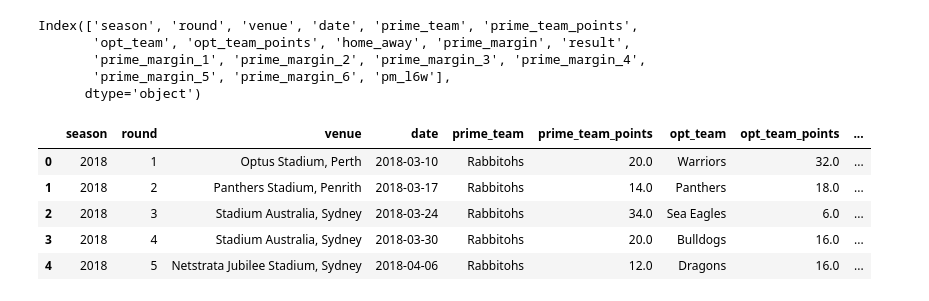
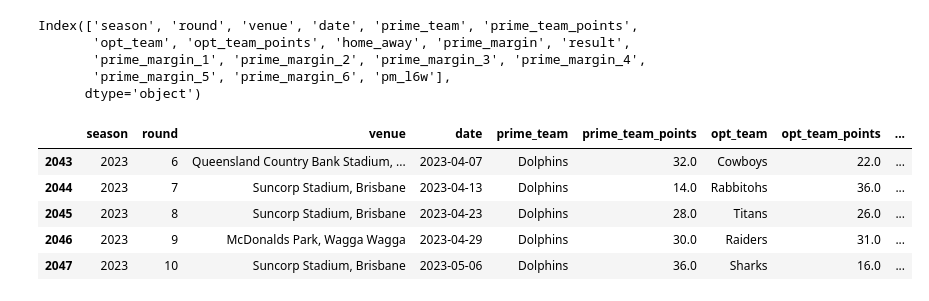
Before and after one commit to cmckeague/nrl_ml_tipping, a Jupyter notebook: notebooks/xgb.ipynb, the cells around one changed output. Drawn from its saved outputs; the diff is of its cells as text; code cells hidden in the pictures.

```diff
--- a/notebooks/xgb.ipynb
+++ b/notebooks/xgb.ipynb
@@ -30,14 +30,14 @@ Index(['season', 'round', 'venue', 'date', 'prime_team', 'prime_team_points',
        'prime_margin_5', 'prime_margin_6', 'pm_l6w'],
       dtype='object')
 # %%
-df.head()
+df.tail()
 # %% [output]
 |  | season | round | venue | date | prime_team | prime_team_points | opt_team | opt_team_points | ... |
-| 0 | 2018 | 1 | Optus Stadium, Perth | 2018-03-10 | Rabbitohs | 20.0 | Warriors | 32.0 | ... |
-| 1 | 2018 | 2 | Panthers Stadium, Penrith | 2018-03-17 | Rabbitohs | 14.0 | Panthers | 18.0 | ... |
-| 2 | 2018 | 3 | Stadium Australia, Sydney | 2018-03-24 | Rabbitohs | 34.0 | Sea Eagles | 6.0 | ... |
-| 3 | 2018 | 4 | Stadium Australia, Sydney | 2018-03-30 | Rabbitohs | 20.0 | Bulldogs | 16.0 | ... |
-| 4 | 2018 | 5 | Netstrata Jubilee Stadium, Sydney | 2018-04-06 | Rabbitohs | 12.0 | Dragons | 16.0 | ... |
+| 2043 | 2023 | 6 | Queensland Country Bank Stadium, ... | 2023-04-07 | Dolphins | 32.0 | Cowboys | 22.0 | ... |
+| 2044 | 2023 | 7 | Suncorp Stadium, Brisbane | 2023-04-13 | Dolphins | 14.0 | Rabbitohs | 36.0 | ... |
+| 2045 | 2023 | 8 | Suncorp Stadium, Brisbane | 2023-04-23 | Dolphins | 28.0 | Titans | 26.0 | ... |
+| 2046 | 2023 | 9 | McDonalds Park, Wagga Wagga | 2023-04-29 | Dolphins | 30.0 | Raiders | 31.0 | ... |
+| 2047 | 2023 | 10 | Suncorp Stadium, Brisbane | 2023-05-06 | Dolphins | 36.0 | Sharks | 16.0 | ... |
 # %%
 df.dtypes
 # %% [output]
```
Also changed, not shown: parts of 12 cells of this notebook, 2 other files.
